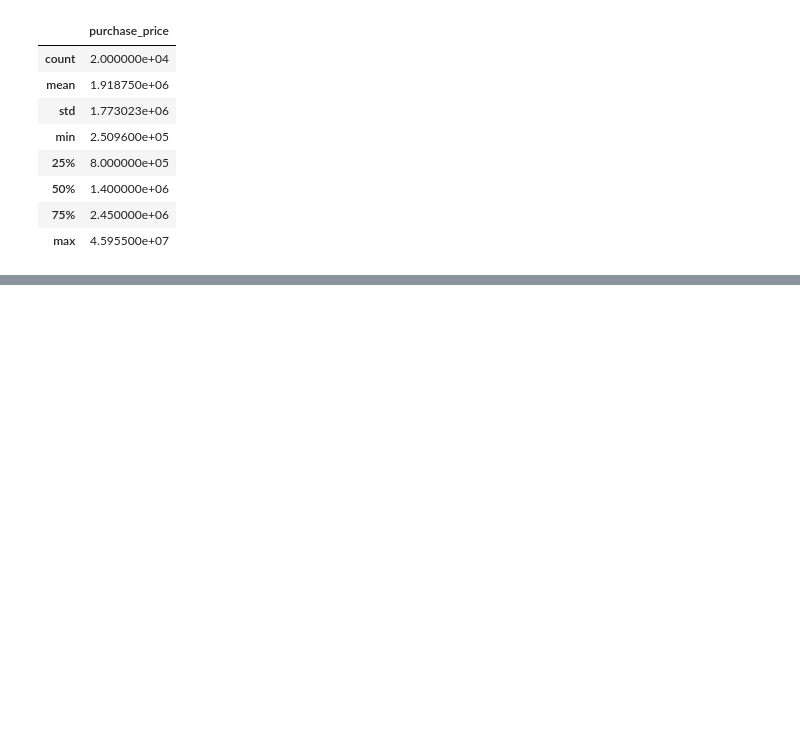
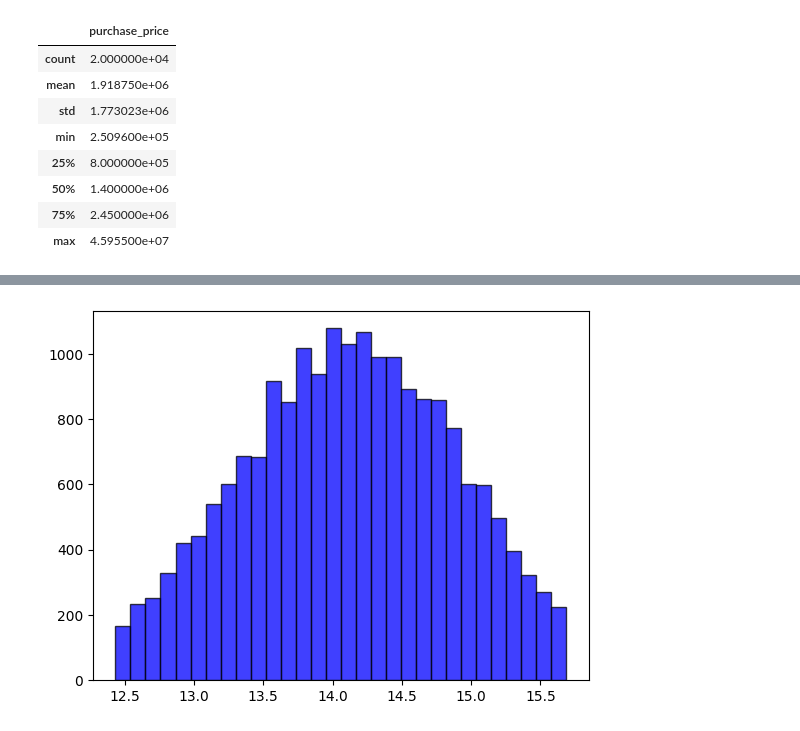
Before and after one commit to AndreiShelest/ML_house_prices, a Jupyter notebook: notebooks/eda.ipynb, the cells around one changed output, grey strips where cells are left out. Cells and saved outputs as stored; diff of their text form; code cells hidden in the pictures; blank space fills up the shorter version.

```diff
--- a/notebooks/eda.ipynb
+++ b/notebooks/eda.ipynb
@@ -95,10 +126,3 @@ Y_test.describe()
 | 50% | 1.400000e+06 |
 | 75% | 2.450000e+06 |
 | max | 4.595500e+07 |
-# %%
-plt.figure(figsize=(10,10))
-sns.set(font_scale=1.25)
-sns.heatmap(
-    corr, linewidths=1.5, annot=True, square=True, fmt=".2f", annot_kws={"size": 10}
-)
-plt.show()
@@ -129,0 +129,4 @@ stored in a single array unless the dtype is `object`. The full list of DTypes i
+# %%
+plt.hist(np.log(Y_test), bins=30, alpha=0.75, color='blue', edgecolor='black')
+plt.show()
+# %% [output]
@@ -129,0 +134 @@ stored in a single array unless the dtype is `object`. The full list of DTypes i
+[figure, added]
```
Also changed, not shown: parts of 19 cells of this notebook, 9 other files.
